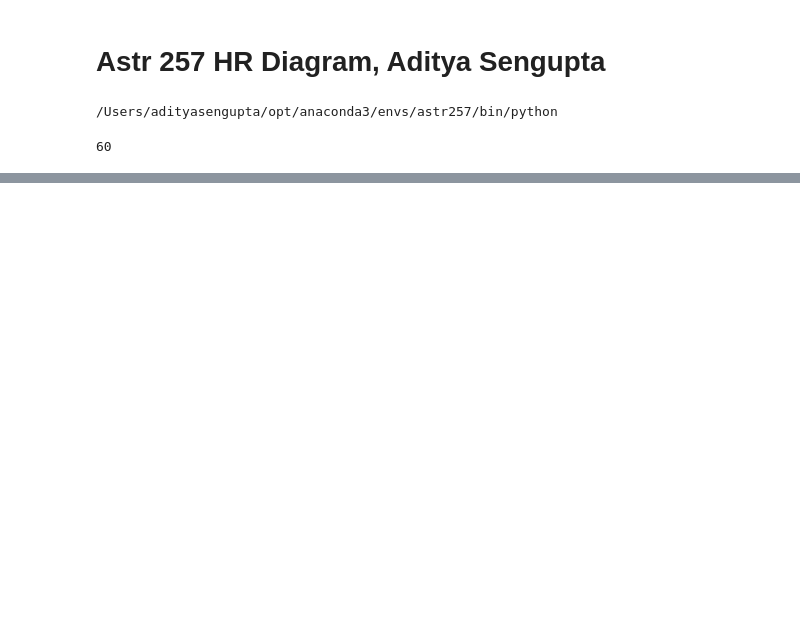
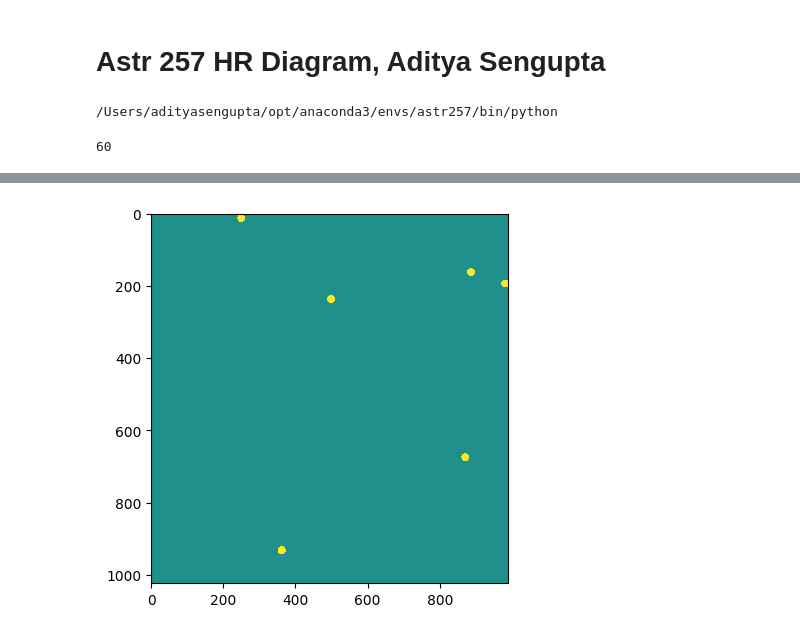
Before and after one commit to askemer/ASTR257_2024, a Jupyter notebook: student_work/adityars/hr/hr.ipynb, the cells around one changed output, grey strips where cells are left out. Drawn from its saved outputs; the diff is of its cells as text; code cells hidden in the pictures; blank space fills up the shorter version.

```diff
--- a/student_work/adityars/hr/hr.ipynb
+++ b/student_work/adityars/hr/hr.ipynb
@@ -67,0 +78,8 @@ fits.writeto("landB_corr.fits", landB, overwrite=True)
+# %%
+from astropy.table import Table
+from astropy.stats import SigmaClip
+from photutils.background import MedianBackground
+from astropy.modeling.fitting import LevMarLSQFitter
+from photutils.detection import DAOStarFinder
+from photutils.psf import DAOGroup, IntegratedGaussianPRF
+sigma_clip = SigmaClip(sigma=3.0)
@@ -67,0 +101,10 @@ fits.writeto("landB_corr.fits", landB, overwrite=True)
+# %%
+photometry = BasicPSFPhotometry(
+    group_maker = DAOGroup(crit_separation=3),
+    bkg_estimator = MedianBackground(sigma_clip),
+    psf_model = IntegratedGaussianPRF(),
+    fitshape = 51,
+    finder = DAOStarFinder(threshold=0.04, fwhm=(5)), # tune fwhm based on seeing - 1.2 arcsec in px. Measurable with ds9/by eye
+    fitter = LevMarLSQFitter(),
+    aperture_radius = 51
+)
@@ -67,0 +114,5 @@ fits.writeto("landB_corr.fits", landB, overwrite=True)
+# %%
+landV_phot = photometry(landV)
+view_as_ds9(landV - photometry.get_residual_image())
+# %% [output]
+[figure, added]
```
Also changed, not shown: parts of 16 cells of this notebook, 1 other file.
